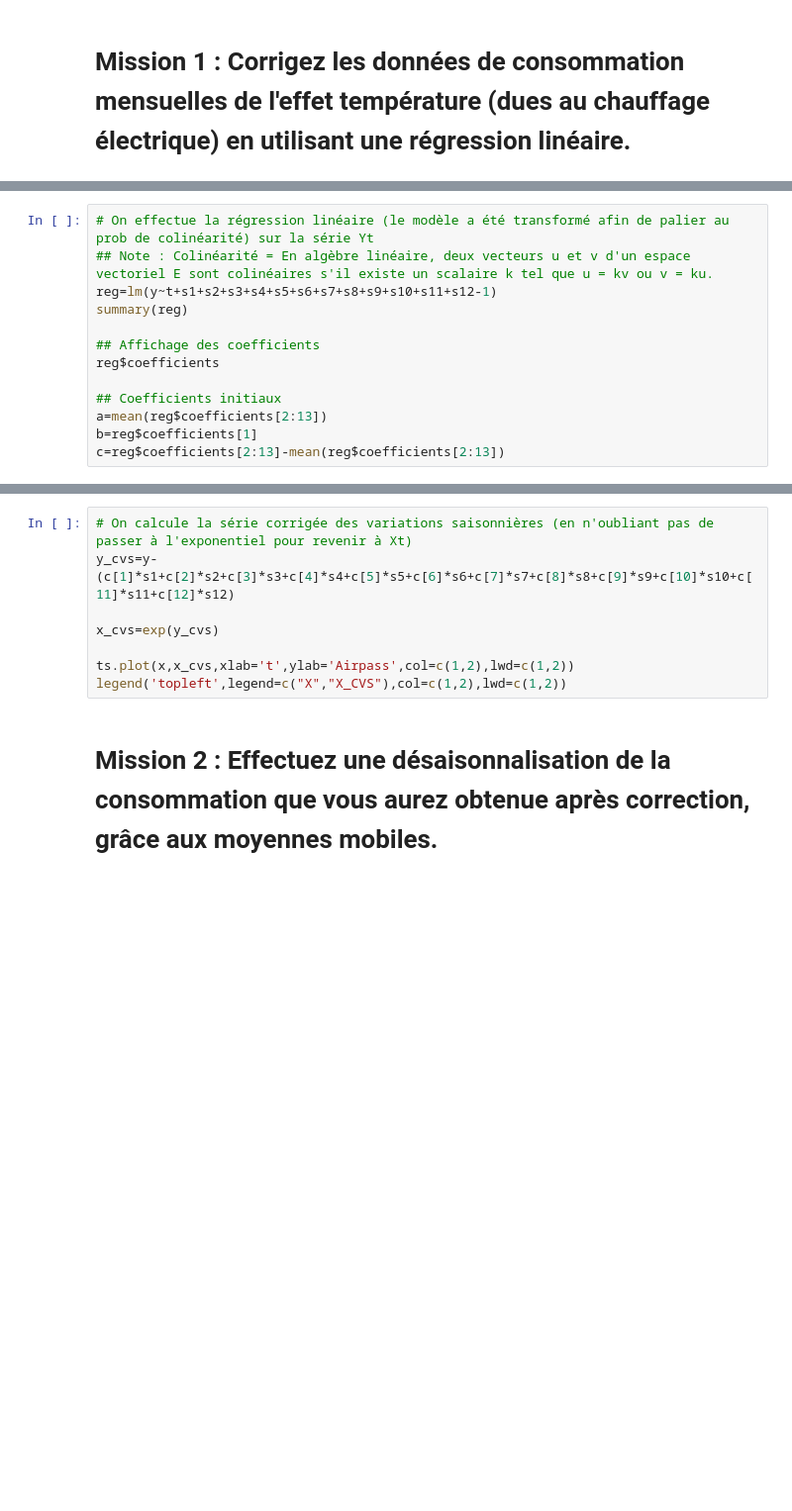
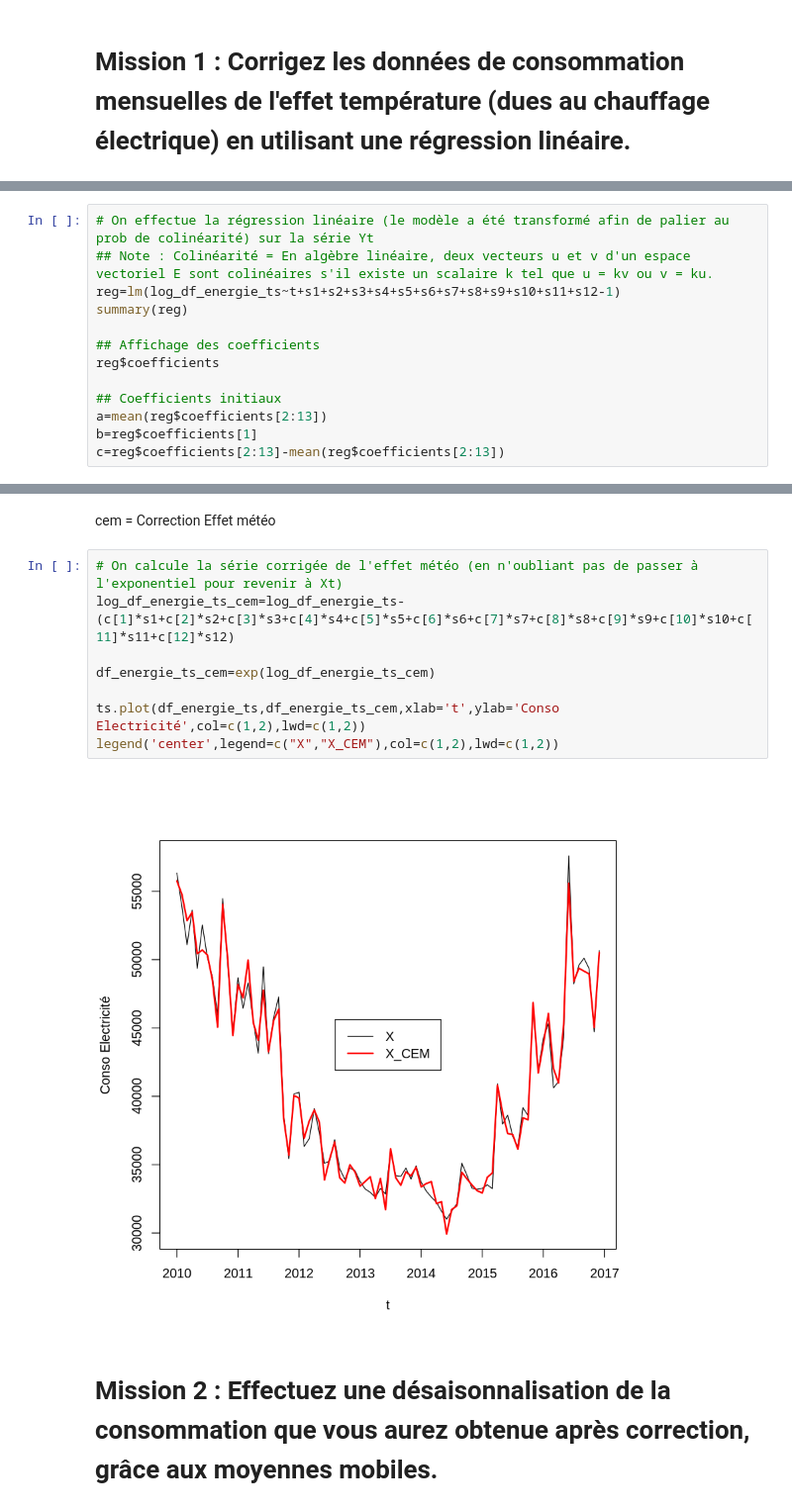
Before and after one commit to Silvock/projet_9_temporal_series, a Jupyter notebook: notebook/analyse.ipynb, the cells around one changed output, grey strips where cells are left out. Shown: that part at 99% size. Drawn from its saved outputs; the diff is of its cells as text; blank space fills up the shorter version.

Commit message:
Correc effet météo et saison fait + lissage expo

```diff
--- a/notebook/analyse.ipynb
+++ b/notebook/analyse.ipynb
@@ -207,7 +200,7 @@ for (i in 1:12)
 # %%
 # On effectue la régression linéaire (le modèle a été transformé afin de palier au prob de colinéarité) sur la série Yt
 ## Note : Colinéarité = En algèbre linéaire, deux vecteurs u et v d'un espace vectoriel E sont colinéaires s'il existe un scalaire k tel que u = kv ou v = ku.
-reg=lm(y~t+s1+s2+s3+s4+s5+s6+s7+s8+s9+s10+s11+s12-1)
+reg=lm(log_df_energie_ts~t+s1+s2+s3+s4+s5+s6+s7+s8+s9+s10+s11+s12-1)
 summary(reg)
 
 ## Affichage des coefficients
@@ -220,11 +237,15 @@ c=reg$coefficients[2:13]-mean(reg$coefficients[2:13])
+# %% [markdown]
+cem = Correction Effet météo
 # %%
-# On calcule la série corrigée des variations saisonnières (en n'oubliant pas de passer à l'exponentiel pour revenir à Xt)
-y_cvs=y-(c[1]*s1+c[2]*s2+c[3]*s3+c[4]*s4+c[5]*s5+c[6]*s6+c[7]*s7+c[8]*s8+c[9]*s9+c[10]*s10+c[11]*s11+c[12]*s12)
+# On calcule la série corrigée de l'effet météo (en n'oubliant pas de passer à l'exponentiel pour revenir à Xt)
+log_df_energie_ts_cem=log_df_energie_ts-(c[1]*s1+c[2]*s2+c[3]*s3+c[4]*s4+c[5]*s5+c[6]*s6+c[7]*s7+c[8]*s8+c[9]*s9+c[10]*s10+c[11]*s11+c[12]*s12)
 
-x_cvs=exp(y_cvs)
+df_energie_ts_cem=exp(log_df_energie_ts_cem)
 
-ts.plot(x,x_cvs,xlab='t',ylab='Airpass',col=c(1,2),lwd=c(1,2))
-legend('topleft',legend=c("X","X_CVS"),col=c(1,2),lwd=c(1,2))
+ts.plot(df_energie_ts,df_energie_ts_cem,xlab='t',ylab='Conso Electricité',col=c(1,2),lwd=c(1,2))
+legend('center',legend=c("X","X_CEM"),col=c(1,2),lwd=c(1,2))
+# %% [output]
+[figure, added]
 # %% [markdown]
 # Mission 2 : Effectuez une désaisonnalisation de la consommation que vous aurez obtenue après correction, grâce aux moyennes mobiles.
 # %%
```
Also changed, not shown: parts of 21 cells of this notebook.
